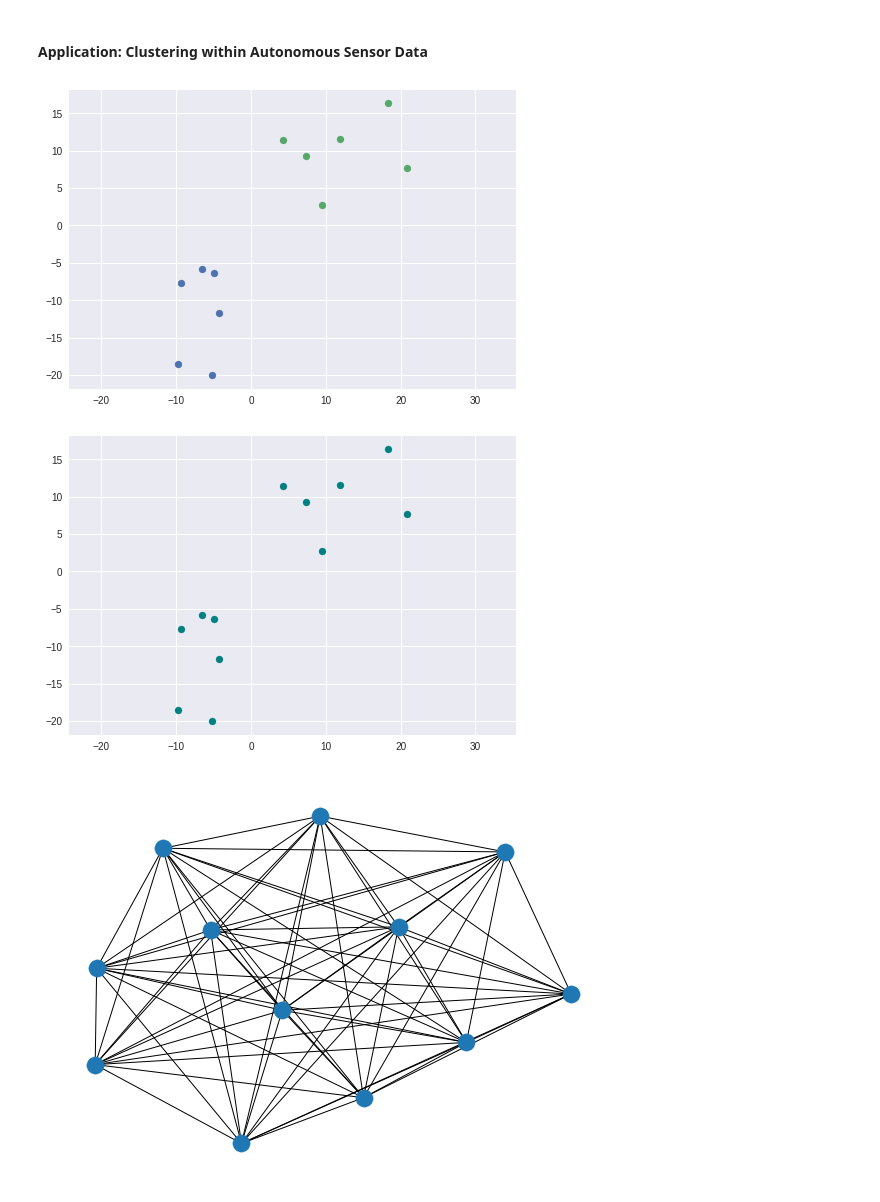
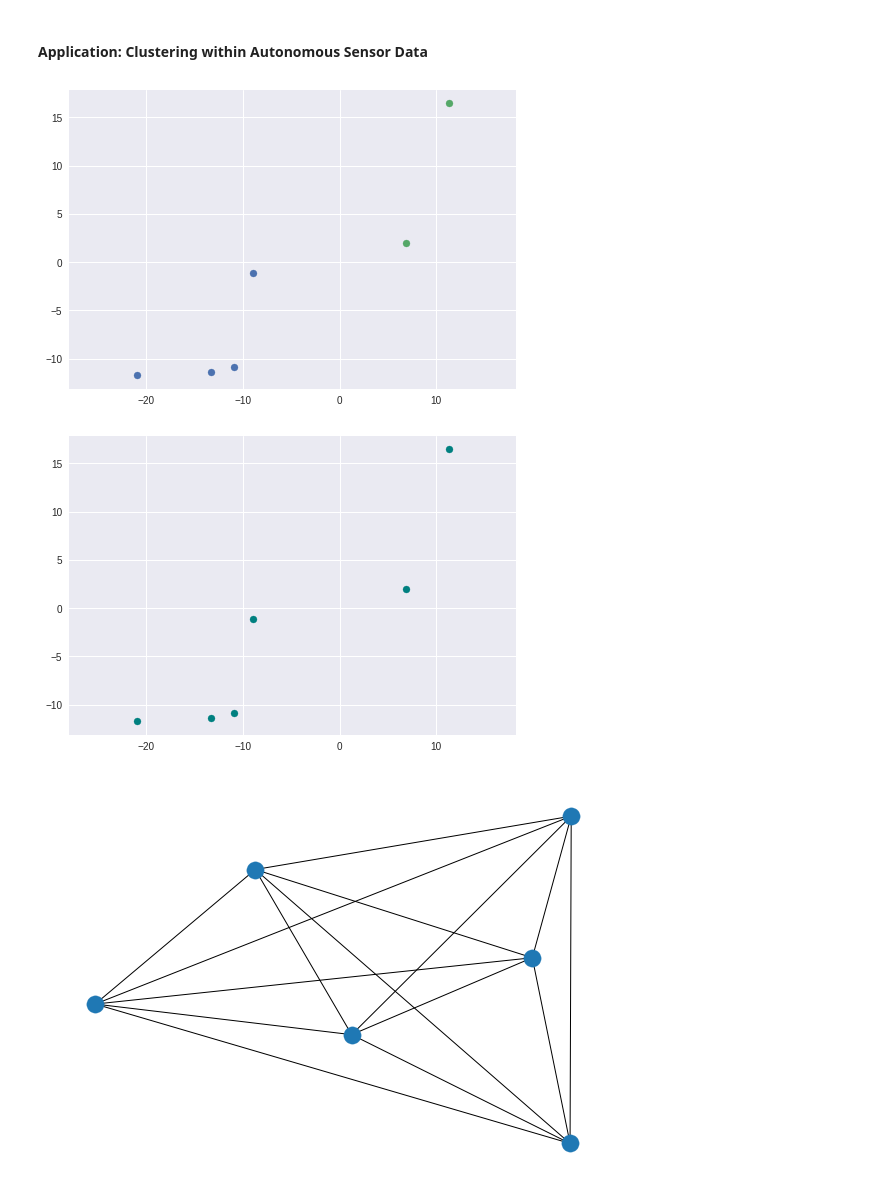
Before and after one commit to samco7/qaoa, a Jupyter notebook: weighted_maxcut.ipynb, the cells around one changed output. Cells and saved outputs as stored; diff of their text form; code cells hidden in the pictures.

```diff
--- a/weighted_maxcut.ipynb
+++ b/weighted_maxcut.ipynb
@@ -14,17 +14,17 @@ plt.style.use('seaborn')
 #### Application: Clustering within Autonomous Sensor Data
 # %%
 # set up two random distributions with n_points total points and plot
-n1 = 6
-n2 = 6
+n1 = 4
+n2 = 2
 n_points = n1 + n2
 set1  = np.random.normal(-10, 5, (2, n1))
 set2 = np.random.normal(10, 5, (2, n2))
 plt.scatter(set1[0, :], set1[1, :])
 plt.scatter(set2[0, :], set2[1, :])
 plt.axis('equal')
 plt.show()
 # %% [output]
-[figure, old version]
+[figure, new version]
 # %%
 # create a dictionary mapping points to nodes
 combined_set = np.hstack((set1, set2))
@@ -41,7 +41,7 @@ plt.scatter(combined_set[0, :], combined_set[1, :], color='teal')
 plt.axis('equal')
 plt.show()
 # %% [output]
-[figure, old version]
+[figure, new version]
 # %%
 # now set up edges with weights corresponding to distances between nodes/points
 G = nx.Graph()
@@ -57,7 +57,7 @@ for node1 in nodes:
 # draw the graph (note that weight is not reflected here as of now, gets messy)
 nx.draw(G)
 # %% [output]
-[figure, old version]
+[figure, new version]
 # %%
 # get the expectation function from qaoa.py
 start = time()
```
Also changed, not shown: parts of 5 cells of this notebook, 1 other file.
